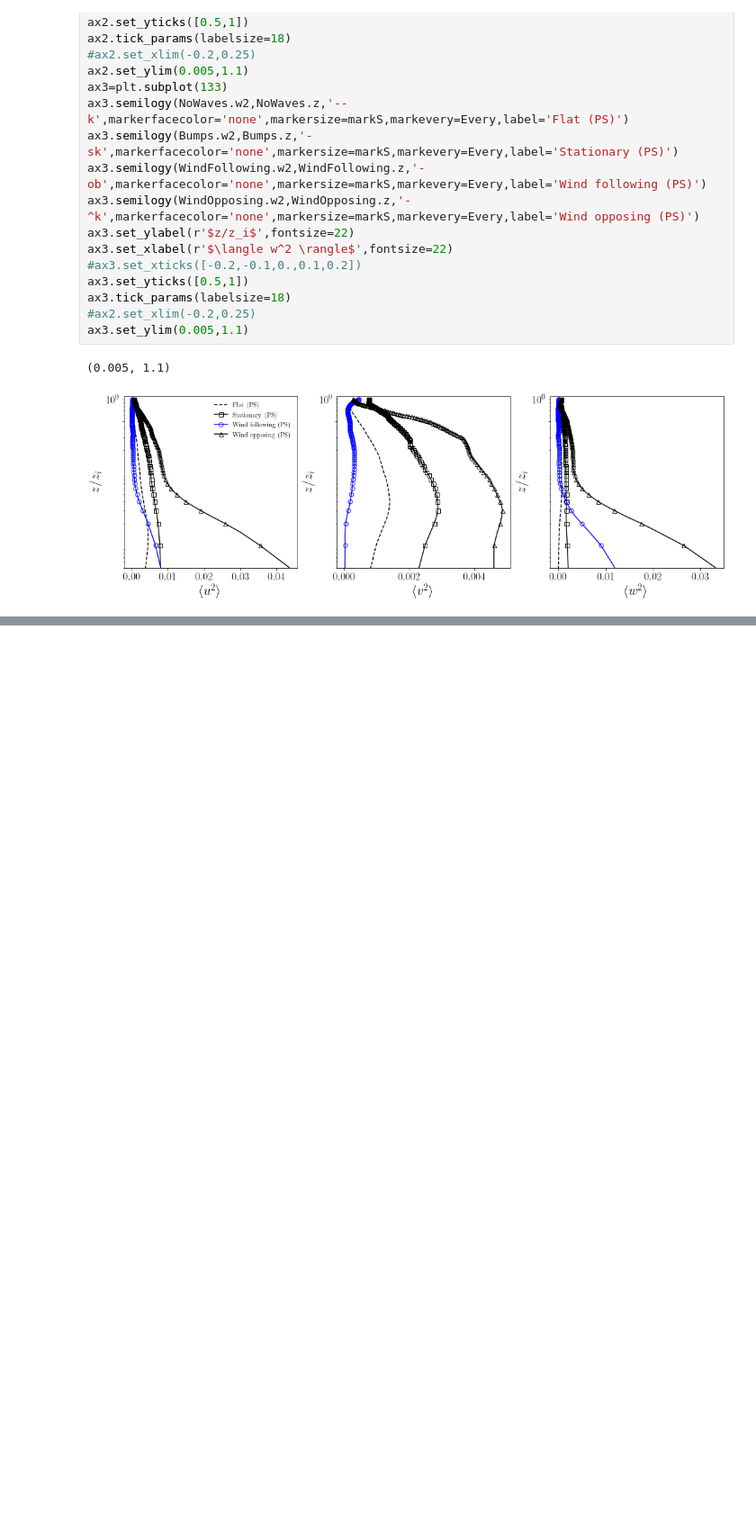
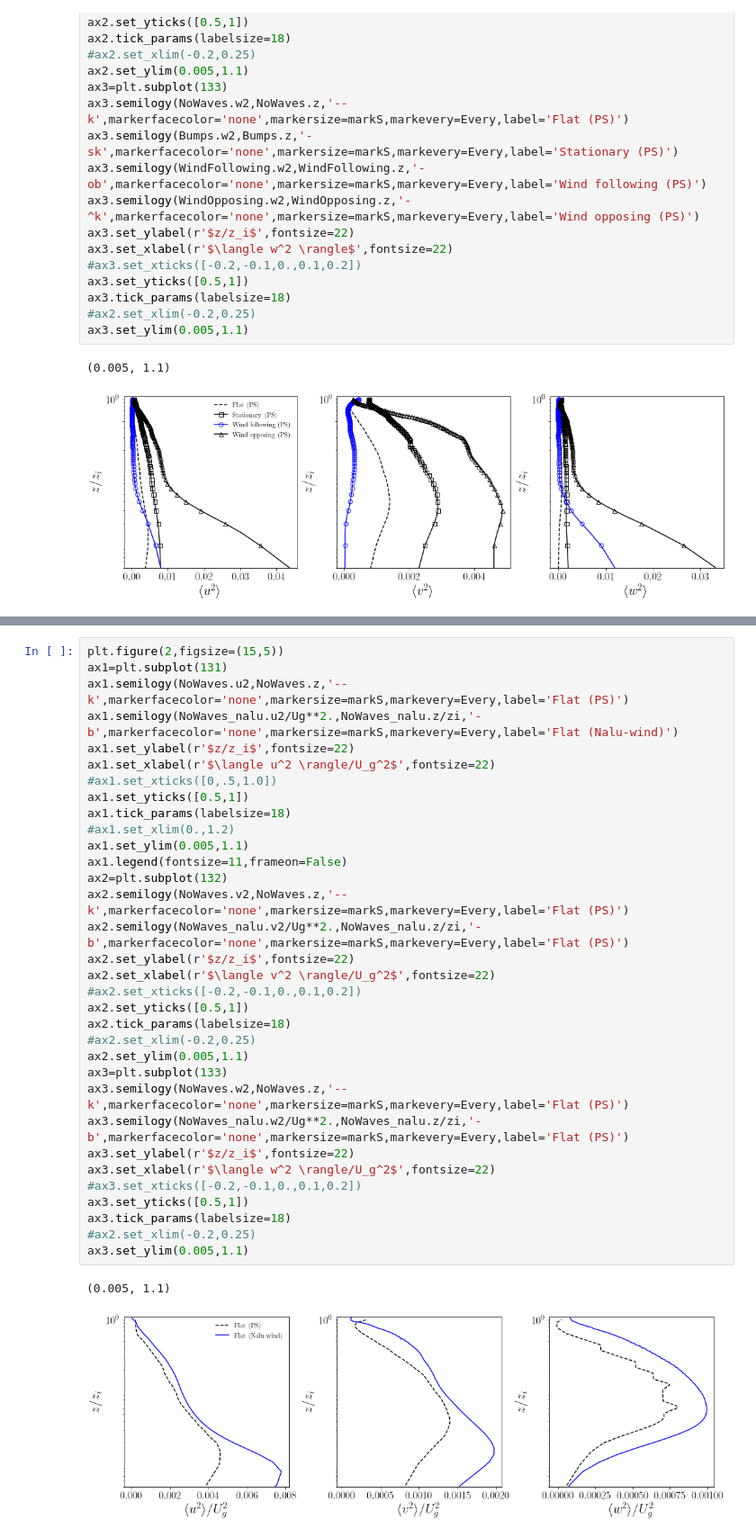
Before and after one commit to Exawind/wall_stress_model, a Jupyter notebook: moving_waves/compareRuns_Sullivan2008.ipynb, the cells around one changed output, grey strips where cells are left out. Shown at 90% size. Saved outputs shown, nothing was run; the diff lists cells and outputs as text; blank space fills up the shorter version.

```diff
--- a/moving_waves/compareRuns_Sullivan2008.ipynb
+++ b/moving_waves/compareRuns_Sullivan2008.ipynb
@@ -112,0 +166,36 @@ ax3.set_ylim(0.005,1.1)
+# %%
+plt.figure(2,figsize=(15,5))
+ax1=plt.subplot(131)
+ax1.semilogy(NoWaves.u2,NoWaves.z,'--k',markerfacecolor='none',markersize=markS,markevery=Every,label='Flat (PS)')
+ax1.semilogy(NoWaves_nalu.u2/Ug**2.,NoWaves_nalu.z/zi,'-b',markerfacecolor='none',markersize=markS,markevery=Every,label='Flat (Nalu-wind)')
+ax1.set_ylabel(r'$z/z_i$',fontsize=22)
+ax1.set_xlabel(r'$\langle u^2 \rangle/U_g^2$',fontsize=22)
+#ax1.set_xticks([0,.5,1.0])
+ax1.set_yticks([0.5,1])
+ax1.tick_params(labelsize=18)
+#ax1.set_xlim(0.,1.2)
+ax1.set_ylim(0.005,1.1)
+ax1.legend(fontsize=11,frameon=False)
+ax2=plt.subplot(132)
+ax2.semilogy(NoWaves.v2,NoWaves.z,'--k',markerfacecolor='none',markersize=markS,markevery=Every,label='Flat (PS)')
+ax2.semilogy(NoWaves_nalu.v2/Ug**2.,NoWaves_nalu.z/zi,'-b',markerfacecolor='none',markersize=markS,markevery=Every,label='Flat (PS)')
+ax2.set_ylabel(r'$z/z_i$',fontsize=22)
+ax2.set_xlabel(r'$\langle v^2 \rangle/U_g^2$',fontsize=22)
+#ax2.set_xticks([-0.2,-0.1,0.,0.1,0.2])
+ax2.set_yticks([0.5,1])
+ax2.tick_params(labelsize=18)
+#ax2.set_xlim(-0.2,0.25)
+ax2.set_ylim(0.005,1.1)
+ax3=plt.subplot(133)
+ax3.semilogy(NoWaves.w2,NoWaves.z,'--k',markerfacecolor='none',markersize=markS,markevery=Every,label='Flat (PS)')
+ax3.semilogy(NoWaves_nalu.w2/Ug**2.,NoWaves_nalu.z/zi,'-b',markerfacecolor='none',markersize=markS,markevery=Every,label='Flat (PS)')
+ax3.set_ylabel(r'$z/z_i$',fontsize=22)
+ax3.set_xlabel(r'$\langle w^2 \rangle/U_g^2$',fontsize=22)
+#ax3.set_xticks([-0.2,-0.1,0.,0.1,0.2])
+ax3.set_yticks([0.5,1])
+ax3.tick_params(labelsize=18)
+#ax2.set_xlim(-0.2,0.25)
+ax3.set_ylim(0.005,1.1)
+# %% [output]
+(0.005, 1.1)
+[figure, added]
```
Also changed, not shown: parts of 3 cells of this notebook.
